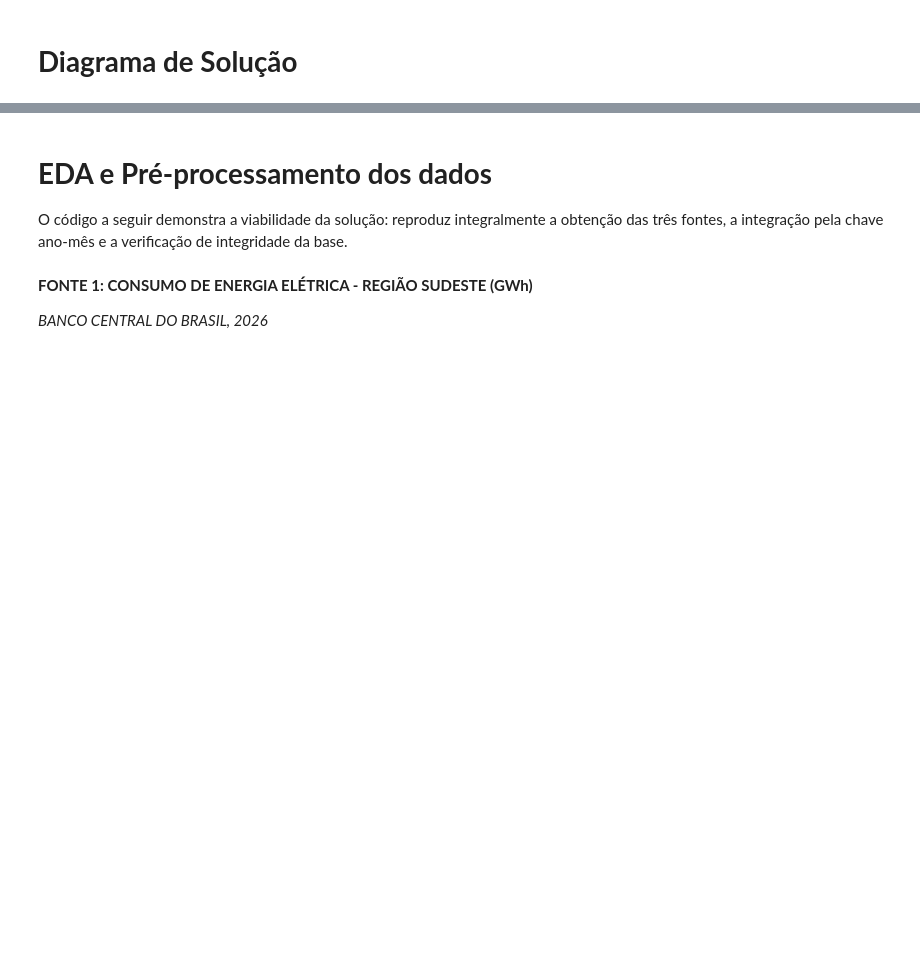
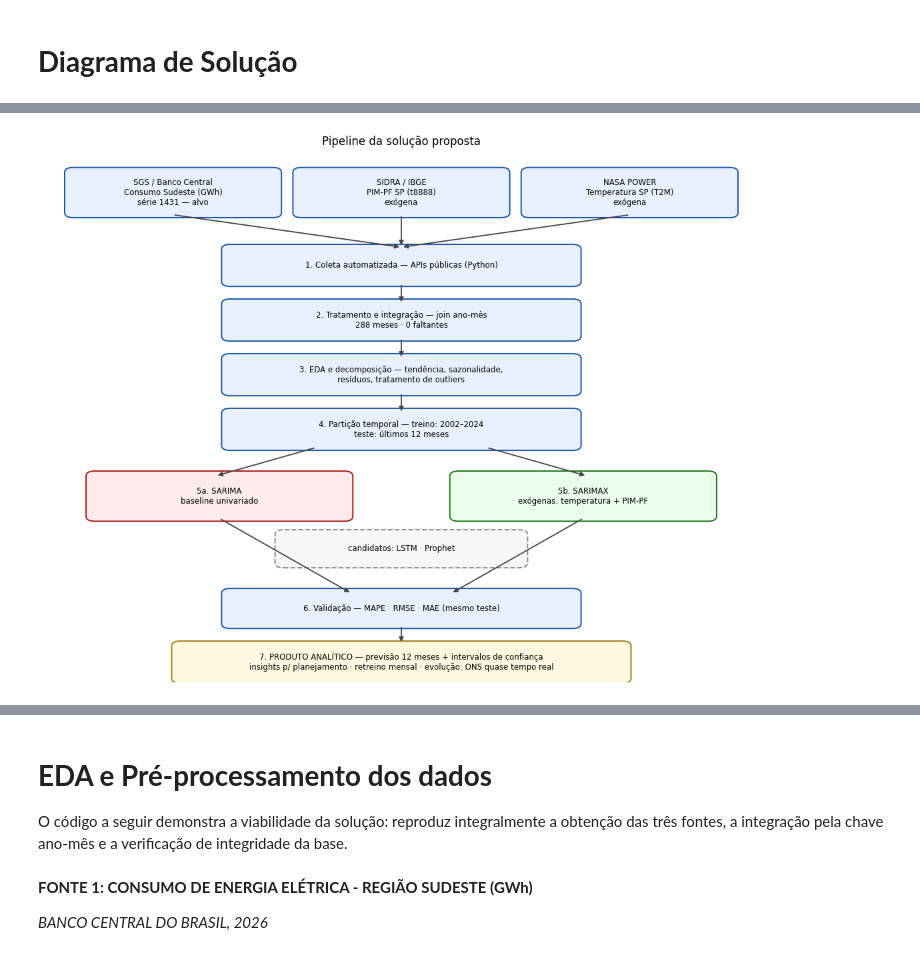
Before and after one commit to lrrod/mackprojetoIV, a Jupyter notebook: cd_projeto_aplicado_IV_doc.ipynb, the cells around one changed output, grey strips where cells are left out. Cells and saved outputs as stored; diff of their text form; code cells hidden in the pictures; blank space fills up the shorter version.

```diff
--- a/cd_projeto_aplicado_IV_doc.ipynb
+++ b/cd_projeto_aplicado_IV_doc.ipynb
@@ -66,0 +81,49 @@ Após a integração, a base final cobre o período de **janeiro de 2002 a dezem
+# %%
+import matplotlib.pyplot as plt
+import matplotlib.patches as mpatches
+
+
+fig, ax = plt.subplots(figsize=(11, 8.5))
+ax.set_xlim(0, 10); ax.set_ylim(0, 13); ax.axis('off')
+
+def caixa(x, y, w, h, texto, cor='#e8f0fe', borda='#1a56a8', ls='-'):
+    ax.add_patch(mpatches.FancyBboxPatch((x, y), w, h, boxstyle='round,pad=0.12',
+                 facecolor=cor, edgecolor=borda, linewidth=1.4, linestyle=ls))
+    ax.text(x + w/2, y + h/2, texto, ha='center', va='center', fontsize=8.5)
+
+def seta(x1, y1, x2, y2):
+    ax.annotate('', xy=(x2, y2), xytext=(x1, y1),
+                arrowprops=dict(arrowstyle='-|>', color='#444444', lw=1.3))
+
+# (1) Fontes de dados
+caixa(0.4, 11.6, 2.8, 1.0, 'SGS / Banco Central\nConsumo Sudeste (GWh)\nsérie 1431 — alvo')
+caixa(3.6, 11.6, 2.8, 1.0, 'SIDRA / IBGE\nPIM-PF SP (t8888)\nexógena')
+caixa(6.8, 11.6, 2.8, 1.0, 'NASA POWER\nTemperatura SP (T2M)\nexógena')
+for xc in (1.8, 5.0, 8.2): seta(xc, 11.55, 5.0, 10.75)
+
+# (2)–(4) Estágios sequenciais
+caixa(2.6, 9.9, 4.8, 0.8, '1. Coleta automatizada — APIs públicas (Python)')
+seta(5.0, 9.85, 5.0, 9.35)
+caixa(2.6, 8.55, 4.8, 0.8, '2. Tratamento e integração — join ano-mês\n288 meses · 0 faltantes')
+seta(5.0, 8.5, 5.0, 8.0)
+caixa(2.6, 7.2, 4.8, 0.8, '3. EDA e decomposição — tendência, sazonalidade,\nresíduos, tratamento de outliers')
+seta(5.0, 7.15, 5.0, 6.65)
+caixa(2.6, 5.85, 4.8, 0.8, '4. Partição temporal — treino: 2002–2024\nteste: últimos 12 meses')
+seta(3.8, 5.8, 2.4, 5.1); seta(6.2, 5.8, 7.6, 5.1)
+
+# (5) Modelagem — comparação
+caixa(0.7, 4.1, 3.5, 1.0, '5a. SARIMA\nbaseline univariado', cor='#fdeaea', borda='#a81a1a')
+caixa(5.8, 4.1, 3.5, 1.0, '5b. SARIMAX\nexógenas: temperatura + PIM-PF', cor='#eafdea', borda='#1a7a1a')
+caixa(3.35, 2.95, 3.3, 0.7, 'candidatos: LSTM · Prophet', cor='#f7f7f7', borda='#888888', ls='--')
+seta(2.45, 4.05, 4.3, 2.2); seta(7.55, 4.05, 5.7, 2.2)
+
+# (6)–(7) Validação e produto
+caixa(2.6, 1.45, 4.8, 0.75, '6. Validação — MAPE · RMSE · MAE (mesmo teste)')
+seta(5.0, 1.4, 5.0, 0.95)
+caixa(1.9, 0.1, 6.2, 0.8, '7. PRODUTO ANALÍTICO — previsão 12 meses + intervalos de confiança\ninsights p/ planejamento · retreino mensal · evolução: ONS quase tempo real',
+      cor='#fff8e1', borda='#a87b1a')
+
+ax.set_title('Pipeline da solução proposta', fontsize=12, pad=12)
+plt.tight_layout(); plt.show()
+# %% [output]
+[figure, added]
```
Also changed, not shown: parts of 7 cells of this notebook.
